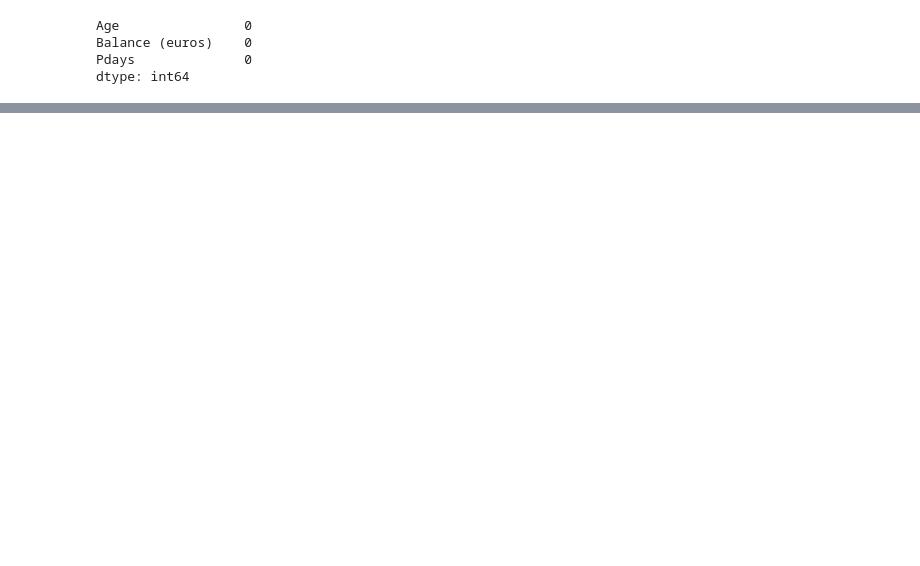
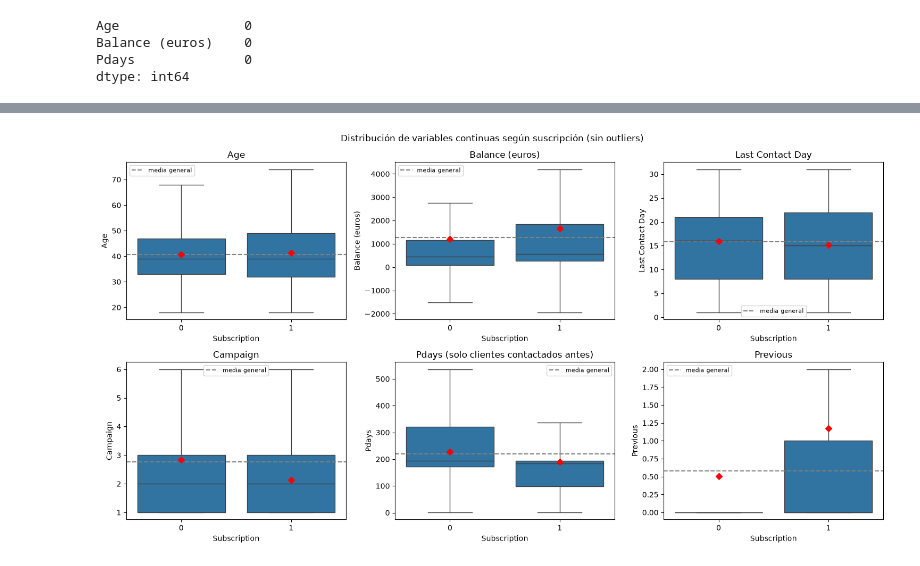
Before and after one commit to nach0osole/data_science_utn_clusterai2026_Sole, a Jupyter notebook: clusterai_juanignacio_sole_eda.ipynb, the cells around one changed output, grey strips where cells are left out. Saved outputs shown, nothing was run; the diff lists cells and outputs as text; code cells hidden in the pictures; blank space fills up the shorter version.

```diff
--- a/clusterai_juanignacio_sole_eda.ipynb
+++ b/clusterai_juanignacio_sole_eda.ipynb
@@ -243,0 +344,29 @@ for ax, col in zip(axes, cols):
+# %%
+target = "Subscription"
+continuas = ["Age", "Balance (euros)", "Last Contact Day", "Campaign", "Pdays", "Previous"]
+
+n = len(continuas)
+ncols = 3
+nrows = -(-n // ncols)
+
+fig, axes = plt.subplots(nrows, ncols, figsize=(5 * ncols, 4 * nrows))
+axes = axes.flatten()
+
+for ax, col in zip(axes, continuas):
+    # En Pdays, -1 es un código ("nunca contactado"), no una cantidad de días: lo excluimos
+    datos = df[df["Pdays"] != -1] if col == "Pdays" else df
+    sns.boxplot(data=datos, x=target, y=col, showmeans=True, showfliers=False,
+                meanprops={"marker": "D", "markerfacecolor": "red", "markeredgecolor": "red"},
+                ax=ax)
+    ax.axhline(datos[col].mean(), color="gray", linestyle="--", label="media general")
+    ax.set_title(f"{col} (solo clientes contactados antes)" if col == "Pdays" else col)
+    ax.legend(fontsize=8)
+
+for ax in axes[n:]:
+    ax.set_visible(False)
+
+fig.suptitle("Distribución de variables continuas según suscripción (sin outliers)")
+plt.tight_layout()
+plt.show()
+# %% [output]
+[figure, added]
```
Also changed, not shown: parts of 25 cells of this notebook.
